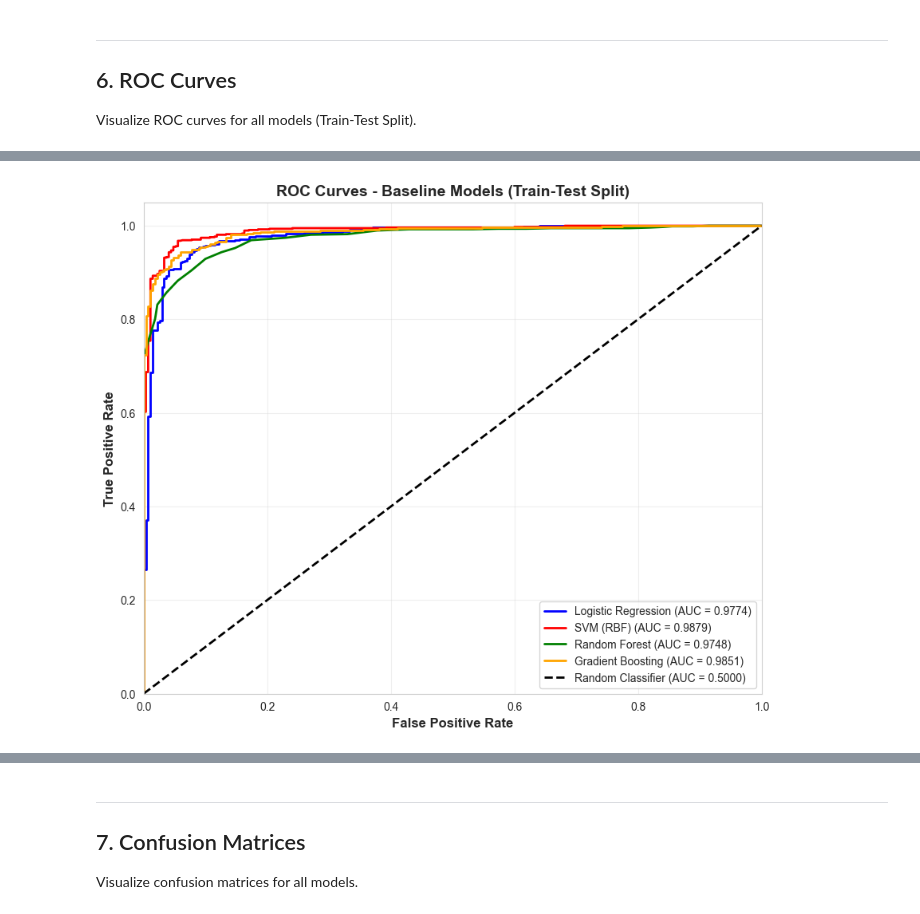
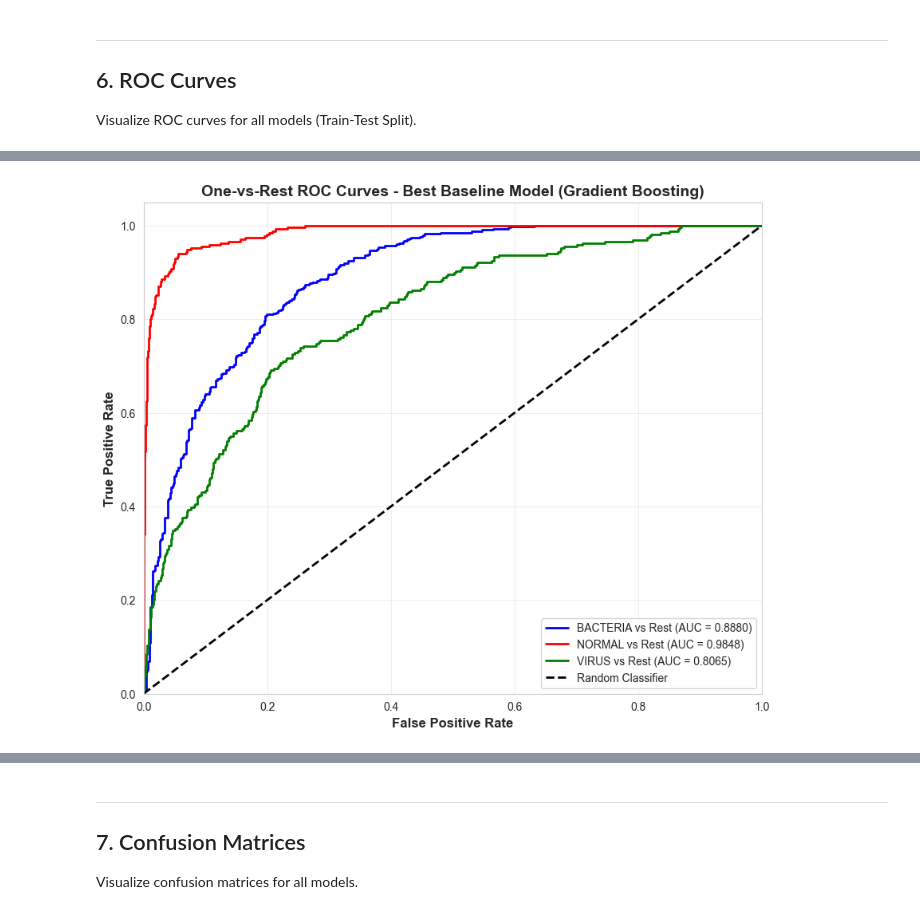
Before and after one commit to xohaxed/Zoidberg2.0, a Jupyter notebook: notebooks/03_Baseline_Modeling.ipynb, the cells around one changed output, grey strips where cells are left out. Drawn from its saved outputs; the diff is of its cells as text; code cells hidden in the pictures.

Commit message:
Update notebook 3 with multiclass baseline modeling

```diff
--- a/notebooks/03_Baseline_Modeling.ipynb
+++ b/notebooks/03_Baseline_Modeling.ipynb
@@ -675,33 +748,70 @@ print("✓ Comparison plot saved to: reports/figures/model_comparison.png")
 
 Visualize ROC curves for all models (Train-Test Split).
 # %%
-# Plot ROC curves
-plt.figure(figsize=(10, 8))
+print("\n" + "="*60)
+print("ROC CURVES")
+print("="*60)
 
-colors = ['blue', 'red', 'green', 'orange']
+if num_classes == 2:
+    plt.figure(figsize=(10, 8))
+    colors = ['blue', 'red', 'green', 'orange']
 
-for (name, results), color in zip(train_test_results.items(), colors):
-    fpr, tpr, _ = roc_curve(y_test, results['y_pred_proba'])
-    roc_auc = results['roc_auc']
+    for (name, results), color in zip(train_test_results.items(), colors):
+        y_score = results['y_pred_proba']
+        if y_score.ndim == 2:
+            y_score = y_score[:, 1]
 
-    plt.plot(fpr, tpr, color=color, lw=2,
-            label=f'{name} (AUC = {roc_auc:.4f})')
+        fpr, tpr, _ = roc_curve(y_test, y_score)
+        roc_auc = results['roc_auc']
 
-# Diagonal line (random classifier)
-plt.plot([0, 1], [0, 1], 'k--', lw=2, label='Random Classifier (AUC = 0.5000)')
+        plt.plot(fpr, tpr, color=color, lw=2,
+                 label=f'{name} (AUC = {roc_auc:.4f})')
 
-plt.xlim([0.0, 1.0])
-plt.ylim([0.0, 1.05])
-plt.xlabel('False Positive Rate', fontweight='bold', fontsize=12)
-plt.ylabel('True Positive Rate', fontweight='bold', fontsize=12)
-plt.title('ROC Curves - Baseline Models (Train-Test Split)',
-         fontweight='bold', fontsize=14)
-plt.legend(loc='lower right', fontsize=10)
-plt.grid(alpha=0.3)
+    plt.plot([0, 1], [0, 1], 'k--', lw=2, label='Random Classifier (AUC = 0.5000)')
+    plt.xlim([0.0, 1.0])
+    plt.ylim([0.0, 1.05])
+    plt.xlabel('False Positive Rate', fontweight='bold', fontsize=12)
+    plt.ylabel('True Positive Rate', fontweight='bold', fontsize=12)
+    plt.title('ROC Curves - Baseline Models (Train-Test Split)', fontweight='bold', fontsize=14)
+    plt.legend(loc='lower right', fontsize=10)
+    plt.grid(alpha=0.3)
 
-plt.savefig(project_root / 'reports' / 'figures' / 'roc_curves.png',
-           dpi=300, bbox_inches='tight')
-plt.show()
+    plt.savefig(project_root / 'reports' / 'figures' / 'roc_curves.png',
+                dpi=300, bbox_inches='tight')
+    plt.show()
 
-print("✓ ROC curves saved to: reports/figures/roc_curves.png")
+    print("✓ ROC curves saved to: reports/figures/roc_curves.png")
+
+else:
+    # Best model based on train-test ROC-AUC
+    best_train_test_model = max(train_test_results.items(), key=lambda x: x[1]['roc_auc'])[0]
+    best_results = train_test_results[best_train_test_model]
+
+    y_test_bin = label_binarize(y_test, classes=np.arange(num_classes))
+    y_score = best_results['y_pred_proba']
+
+    plt.figure(figsize=(10, 8))
+    colors = ['blue', 'red', 'green', 'orange', 'purple']
+
+    for i, class_name in enumerate(class_names):
+        fpr, tpr, _ = roc_curve(y_test_bin[:, i], y_score[:, i])
+        class_auc = auc(fpr, tpr)
+        plt.plot(fpr, tpr, lw=2, color=colors[i % len(colors)],
+                 label=f'{class_name} vs Rest (AUC = {class_auc:.4f})')
+
+    plt.plot([0, 1], [0, 1], 'k--', lw=2, label='Random Classifier')
+    plt.xlim([0.0, 1.0])
+    plt.ylim([0.0, 1.05])
+    plt.xlabel('False Positive Rate', fontweight='bold', fontsize=12)
+    plt.ylabel('True Positive Rate', fontweight='bold', fontsize=12)
+    plt.title(f'One-vs-Rest ROC Curves - Best Baseline Model ({best_train_test_model})',
+              fontweight='bold', fontsize=14)
+    plt.legend(loc='lower right', fontsize=10)
+    plt.grid(alpha=0.3)
+
+    plt.savefig(project_root / 'reports' / 'figures' / 'roc_curves_ovr.png',
+                dpi=300, bbox_inches='tight')
+    plt.show()
+
+    print("✓ Multiclass ROC curves saved to: reports/figures/roc_curves_ovr.png")
 # %% [output]
@@ -708 +821 @@ print("✓ ROC curves saved to: reports/figures/roc_curves.png")
-[figure, old version]
+[figure, new version]
```
Also changed, not shown: parts of 16 cells of this notebook.
